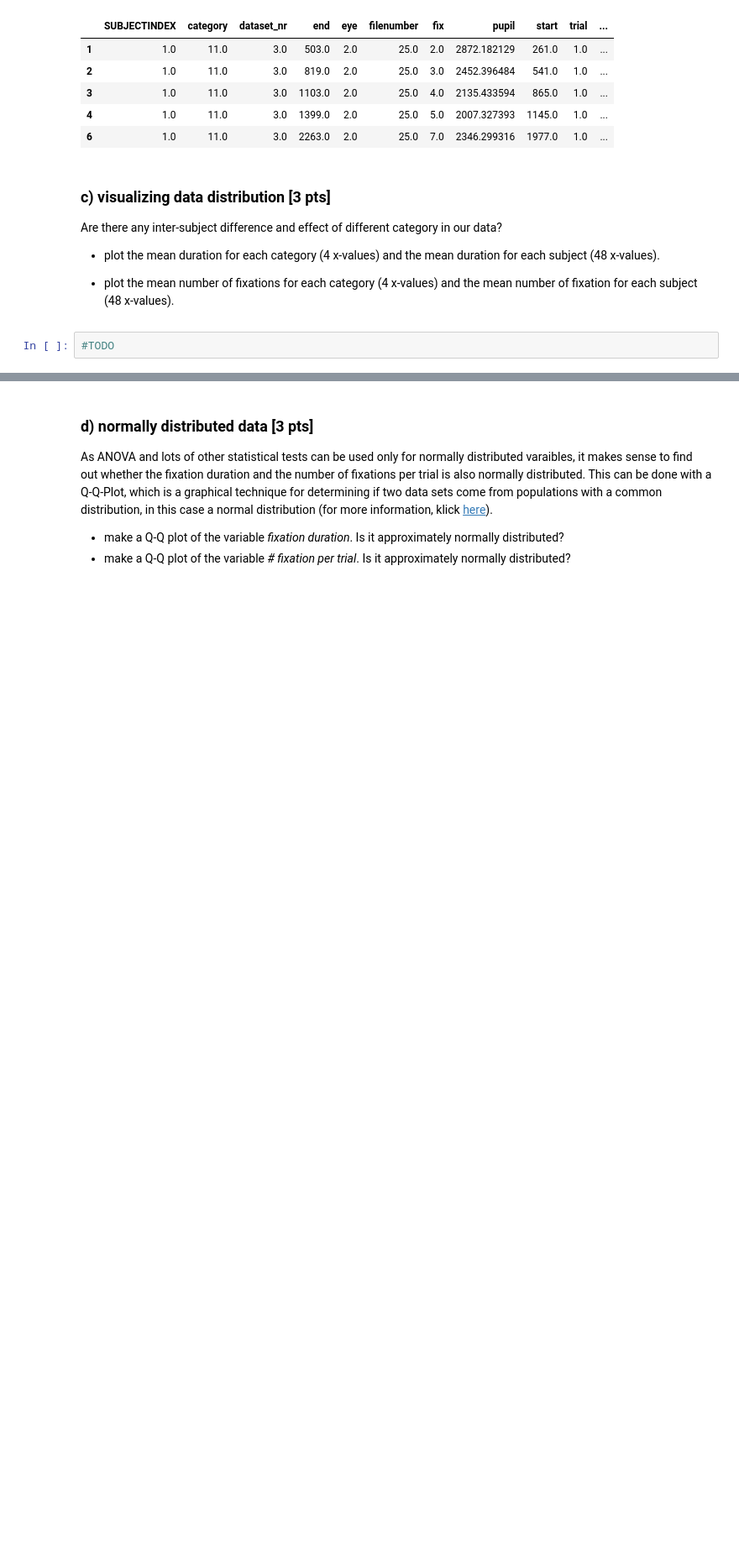
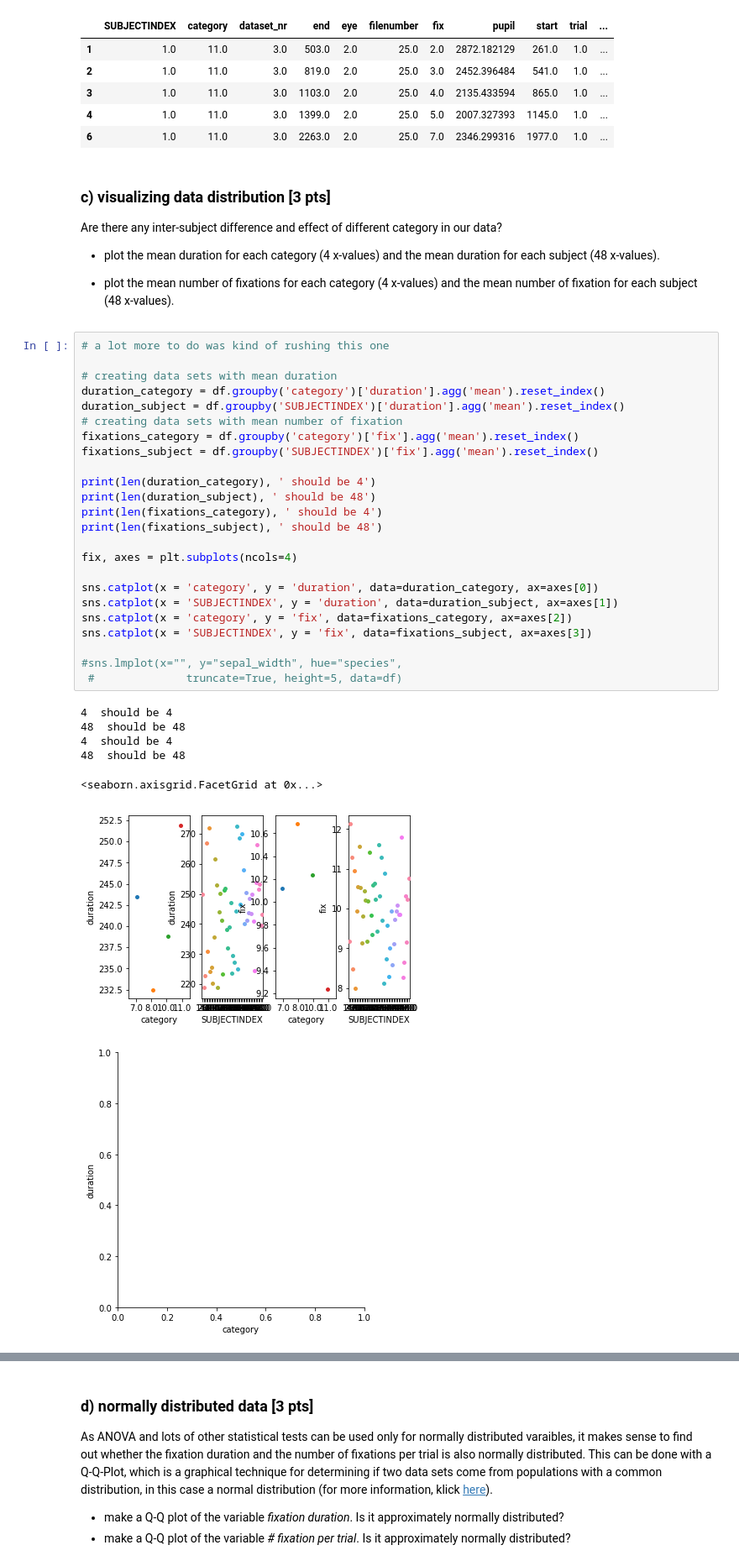
Before and after one commit to NBP-ACC/week-7-acc10, a Jupyter notebook: Sheet05.ipynb, the cells around one changed output, grey strips where cells are left out. Shown: that part at 84% size. Cells and saved outputs as stored; diff of their text form; blank space fills up the shorter version.

Commit message:
continued working on it but only slightly- alot more todo

```diff
--- a/Sheet05.ipynb
+++ b/Sheet05.ipynb
@@ -164,5 +167,35 @@ Are there any inter-subject difference and effect of different category in our d
 - plot the mean duration for each category (4 x-values) and the mean duration for each subject (48 x-values).
 
 - plot the mean number of fixations for each category (4 x-values) and the mean number of fixation for each subject (48 x-values).
-# %%
-#TODO
+# %%
+# a lot more to do was kind of rushing this one
+
+# creating data sets with mean duration
+duration_category = df.groupby('category')['duration'].agg('mean').reset_index()
+duration_subject = df.groupby('SUBJECTINDEX')['duration'].agg('mean').reset_index()
+# creating data sets with mean number of fixation
+fixations_category = df.groupby('category')['fix'].agg('mean').reset_index()
+fixations_subject = df.groupby('SUBJECTINDEX')['fix'].agg('mean').reset_index()
+
+print(len(duration_category), ' should be 4')
+print(len(duration_subject), ' should be 48')
+print(len(fixations_category), ' should be 4')
+print(len(fixations_subject), ' should be 48')
+
+fix, axes = plt.subplots(ncols=4)
+
+sns.catplot(x = 'category', y = 'duration', data=duration_category, ax=axes[0])
+sns.catplot(x = 'SUBJECTINDEX', y = 'duration', data=duration_subject, ax=axes[1])
+sns.catplot(x = 'category', y = 'fix', data=fixations_category, ax=axes[2])
+sns.catplot(x = 'SUBJECTINDEX', y = 'fix', data=fixations_subject, ax=axes[3])
+
+#sns.lmplot(x="", y="sepal_width", hue="species",
+ #              truncate=True, height=5, data=df)
+# %% [output]
+4  should be 4
+48  should be 48
+4  should be 4
+48  should be 48
+<seaborn.axisgrid.FacetGrid at 0x...>
+[figure, added]
+[figure, added]
```
Also changed, not shown: parts of 10 cells of this notebook.
